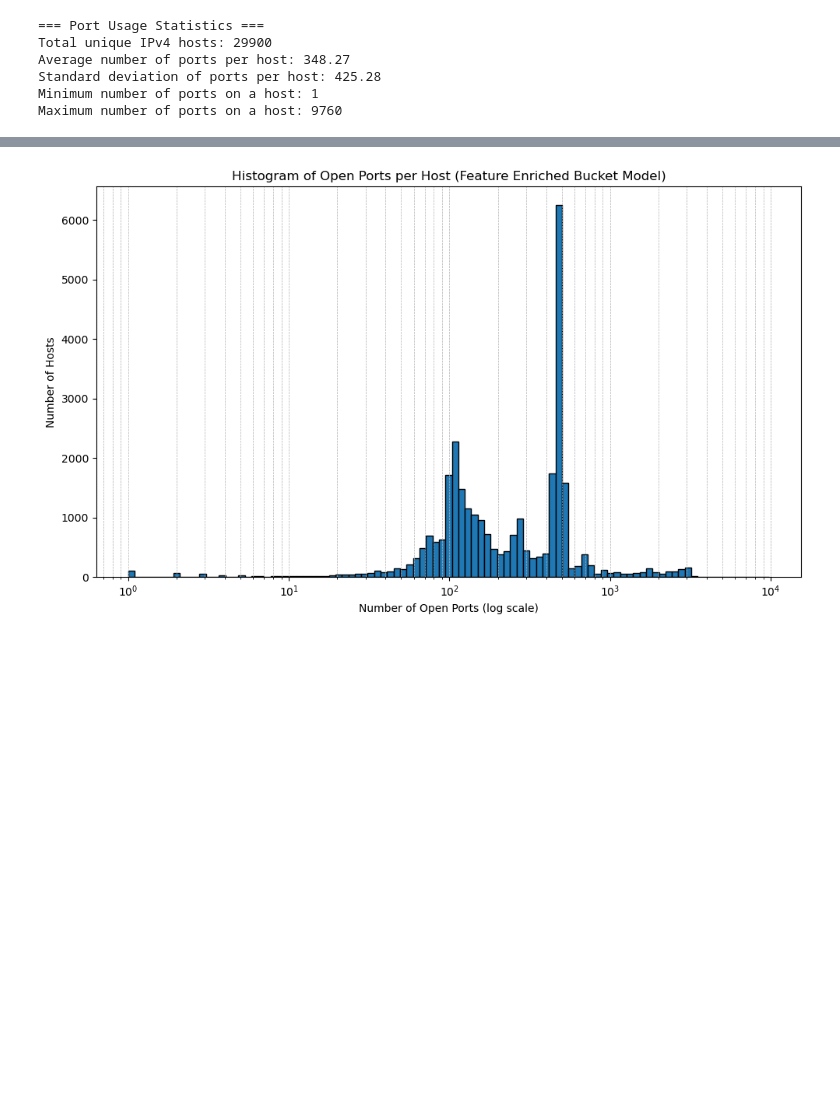
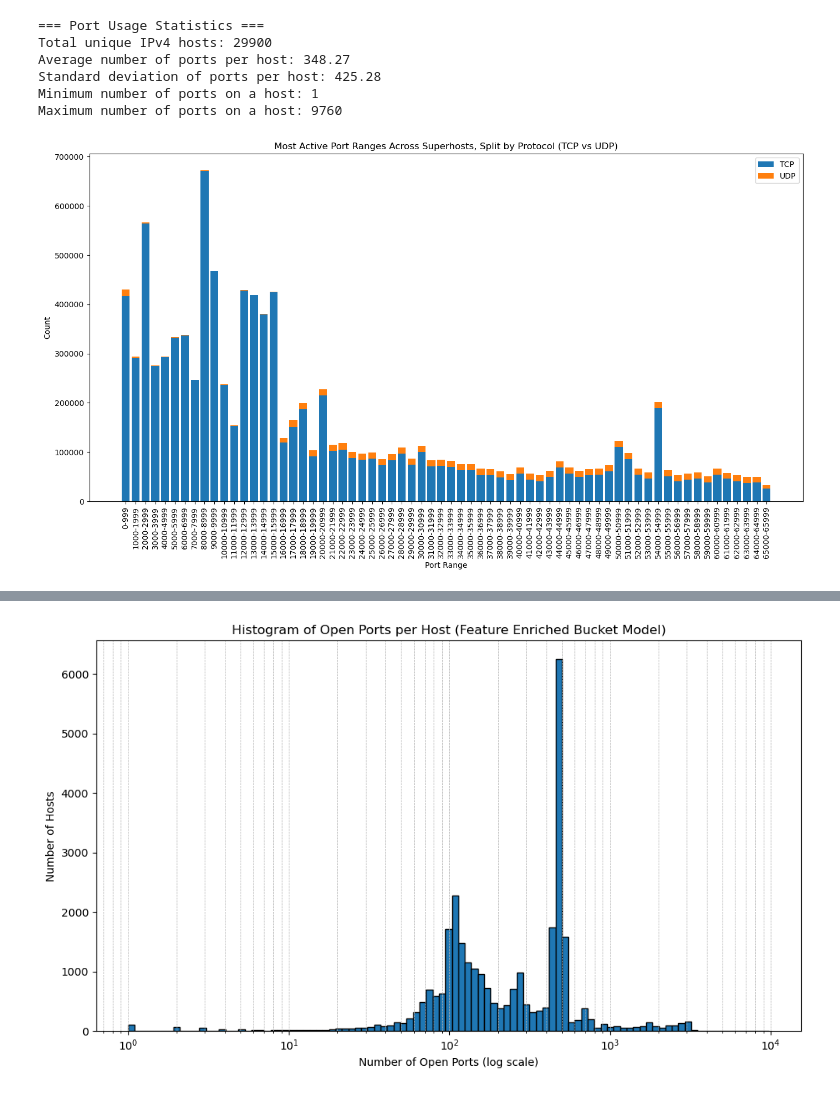
Before and after one commit to dmrm2312/ece239as-liz-reproducibility, a Jupyter notebook: bucket-model/training.ipynb, the cells around one changed output, grey strips where cells are left out. Saved outputs shown, nothing was run; the diff lists cells and outputs as text; code cells hidden in the pictures; blank space fills up the shorter version.

```diff
--- a/bucket-model/training.ipynb
+++ b/bucket-model/training.ipynb
@@ -238,3 +238,33 @@ Average number of ports per host: 348.27
 Standard deviation of ports per host: 425.28
 Minimum number of ports on a host: 1
 Maximum number of ports on a host: 9760
+# %%
+fig_bucket_size = 1000
+port_protocol_pairs = [(p, t) for ports, transports in zip(df["plist"], df["transports"]) for p, t in zip(ports, transports)]
+buckets = list(range(0, MAX_PORT + fig_bucket_size, fig_bucket_size))
+bucket_labels = [f"{b}-{b + fig_bucket_size - 1}" for b in buckets[:-1]]
+bucket_counts = defaultdict(lambda: {"TCP": 0, "UDP": 0})
+
+for port, proto in port_protocol_pairs:
+    bucket_index = port // fig_bucket_size
+    if bucket_index < len(bucket_labels):
+        label = bucket_labels[bucket_index]
+        if proto in ("TCP", "UDP"):
+            bucket_counts[label][proto] += 1
+
+# Step 4: Build DataFrame
+bucket_df = pd.DataFrame.from_dict(bucket_counts, orient='index').reindex(bucket_labels, fill_value=0)
+
+# Step 5: Plot stacked bar chart
+plt.figure(figsize=(14, 8))
+plt.bar(bucket_df.index, bucket_df["TCP"], label="TCP")
+plt.bar(bucket_df.index, bucket_df["UDP"], bottom=bucket_df["TCP"], label="UDP")
+plt.xticks(rotation=90)
+plt.xlabel("Port Range")
+plt.ylabel("Count")
+plt.title("Most Active Port Ranges Across Superhosts, Split by Protocol (TCP vs UDP)")
+plt.legend()
+plt.tight_layout()
+plt.show()
+# %% [output]
+[figure, added]
```
Also changed, not shown: parts of 3 cells of this notebook, 3 other files.
